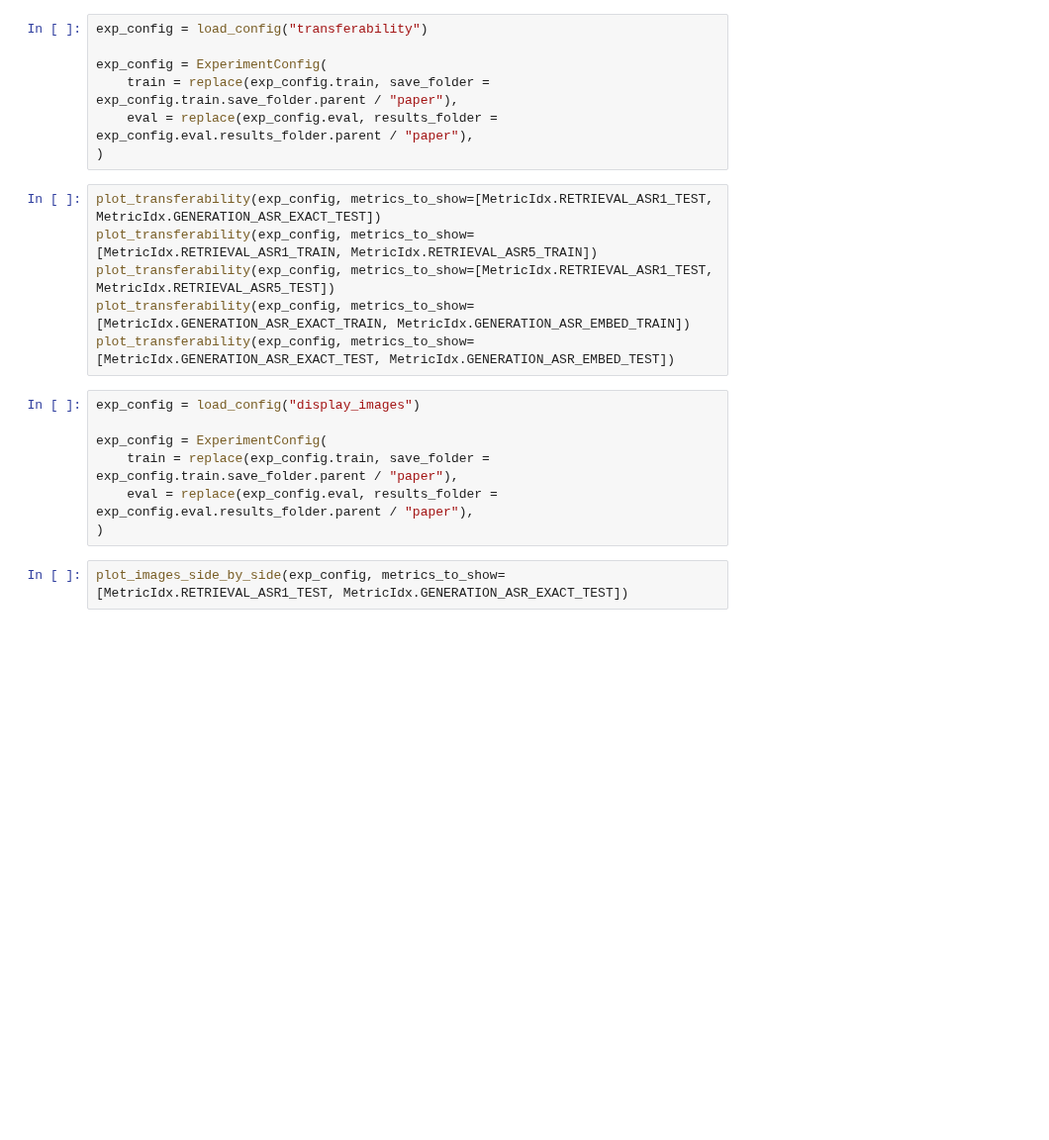
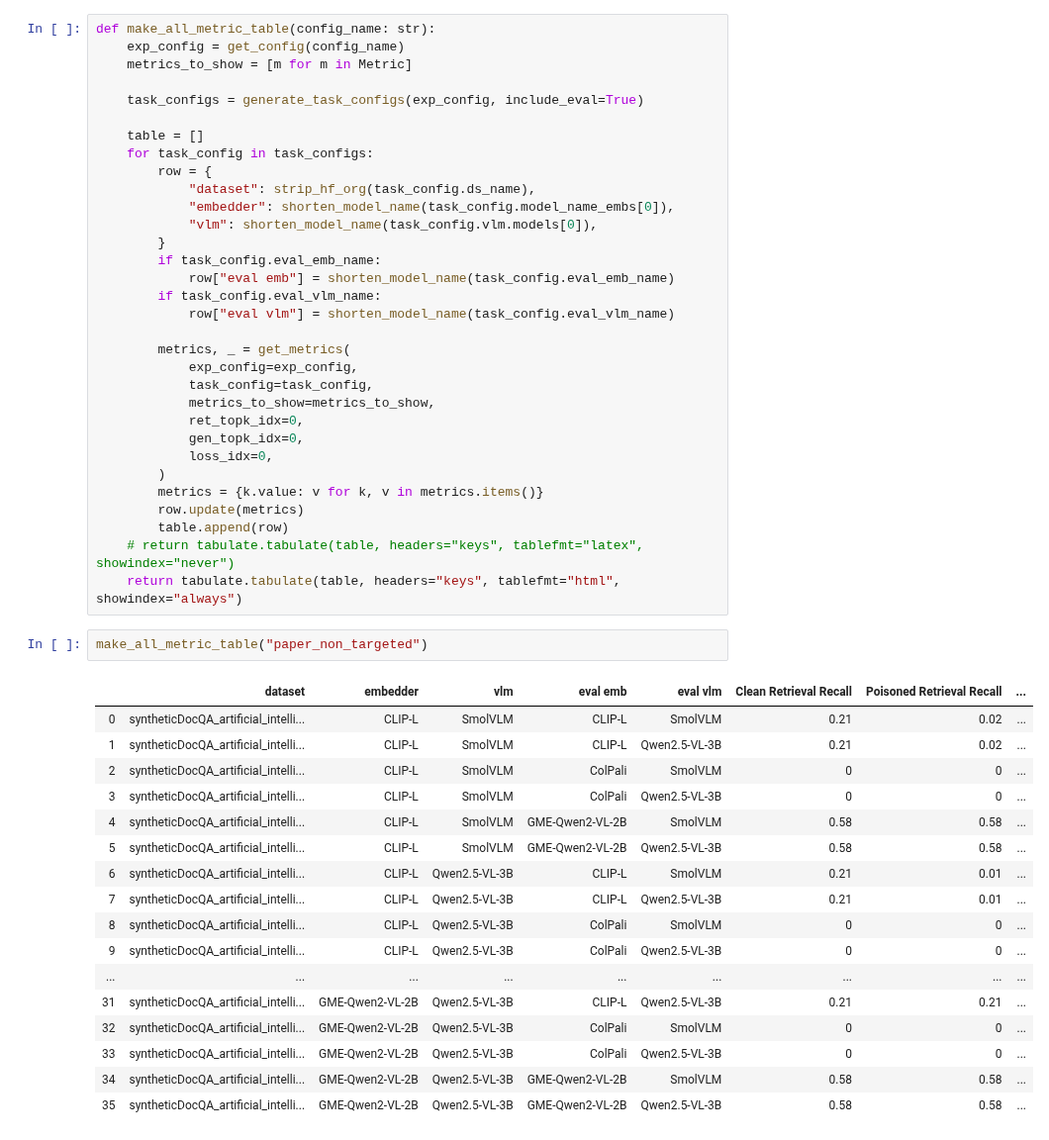
Before and after one commit to alan-turing-institute/mumoRAG-attacks, a Jupyter notebook: src/generate_plots.ipynb, the cells around one changed output. Shown at 99% size. Cells and saved outputs as stored; diff of their text form; blank space fills up the shorter version.

```diff
--- a/src/generate_plots.ipynb
+++ b/src/generate_plots.ipynb
@@ -71,22 +26,52 @@ for ds_idx in range(2):
-# %%
-exp_config = load_config("transferability")
-
-exp_config = ExperimentConfig(
-    train = replace(exp_config.train, save_folder = exp_config.train.save_folder.parent / "paper"),
-    eval = replace(exp_config.eval, results_folder = exp_config.eval.results_folder.parent / "paper"),
-)
-# %%
-plot_transferability(exp_config, metrics_to_show=[MetricIdx.RETRIEVAL_ASR1_TEST, MetricIdx.GENERATION_ASR_EXACT_TEST])
-plot_transferability(exp_config, metrics_to_show=[MetricIdx.RETRIEVAL_ASR1_TRAIN, MetricIdx.RETRIEVAL_ASR5_TRAIN])
-plot_transferability(exp_config, metrics_to_show=[MetricIdx.RETRIEVAL_ASR1_TEST, MetricIdx.RETRIEVAL_ASR5_TEST])
-plot_transferability(exp_config, metrics_to_show=[MetricIdx.GENERATION_ASR_EXACT_TRAIN, MetricIdx.GENERATION_ASR_EMBED_TRAIN])
-plot_transferability(exp_config, metrics_to_show=[MetricIdx.GENERATION_ASR_EXACT_TEST, MetricIdx.GENERATION_ASR_EMBED_TEST])
-# %%
-exp_config = load_config("display_images")
-
-exp_config = ExperimentConfig(
-    train = replace(exp_config.train, save_folder = exp_config.train.save_folder.parent / "paper"),
-    eval = replace(exp_config.eval, results_folder = exp_config.eval.results_folder.parent / "paper"),
-)
-# %%
-plot_images_side_by_side(exp_config, metrics_to_show=[MetricIdx.RETRIEVAL_ASR1_TEST, MetricIdx.GENERATION_ASR_EXACT_TEST])
+# %%
+def make_all_metric_table(config_name: str):
+    exp_config = get_config(config_name)
+    metrics_to_show = [m for m in Metric]
+
+    task_configs = generate_task_configs(exp_config, include_eval=True)
+
+    table = []
+    for task_config in task_configs:
+        row = {
+            "dataset": strip_hf_org(task_config.ds_name),
+            "embedder": shorten_model_name(task_config.model_name_embs[0]),
+            "vlm": shorten_model_name(task_config.vlm.models[0]),
+        }
+        if task_config.eval_emb_name:
+            row["eval emb"] = shorten_model_name(task_config.eval_emb_name)
+        if task_config.eval_vlm_name:
+            row["eval vlm"] = shorten_model_name(task_config.eval_vlm_name)
+
+        metrics, _ = get_metrics(
+            exp_config=exp_config,
+            task_config=task_config,
+            metrics_to_show=metrics_to_show,
+            ret_topk_idx=0,
+            gen_topk_idx=0,
+            loss_idx=0,
+        )
+        metrics = {k.value: v for k, v in metrics.items()}
+        row.update(metrics)
+        table.append(row)
+    # return tabulate.tabulate(table, headers="keys", tablefmt="latex", showindex="never")
+    return tabulate.tabulate(table, headers="keys", tablefmt="html", showindex="always")
+# %%
+make_all_metric_table("paper_non_targeted")
+# %% [output]
+|  | dataset | embedder | vlm | eval emb | eval vlm | Clean Retrieval Recall | Poisoned Retrieval Recall | ... |
+| 0 | syntheticDocQA_artificial_intelli... | CLIP-L | SmolVLM | CLIP-L | SmolVLM | 0.21 | 0.02 | ... |
+| 1 | syntheticDocQA_artificial_intelli... | CLIP-L | SmolVLM | CLIP-L | Qwen2.5-VL-3B | 0.21 | 0.02 | ... |
+| 2 | syntheticDocQA_artificial_intelli... | CLIP-L | SmolVLM | ColPali | SmolVLM | 0 | 0 | ... |
+| 3 | syntheticDocQA_artificial_intelli... | CLIP-L | SmolVLM | ColPali | Qwen2.5-VL-3B | 0 | 0 | ... |
+| 4 | syntheticDocQA_artificial_intelli... | CLIP-L | SmolVLM | GME-Qwen2-VL-2B | SmolVLM | 0.58 | 0.58 | ... |
+| 5 | syntheticDocQA_artificial_intelli... | CLIP-L | SmolVLM | GME-Qwen2-VL-2B | Qwen2.5-VL-3B | 0.58 | 0.58 | ... |
+| 6 | syntheticDocQA_artificial_intelli... | CLIP-L | Qwen2.5-VL-3B | CLIP-L | SmolVLM | 0.21 | 0.01 | ... |
+| 7 | syntheticDocQA_artificial_intelli... | CLIP-L | Qwen2.5-VL-3B | CLIP-L | Qwen2.5-VL-3B | 0.21 | 0.01 | ... |
+| 8 | syntheticDocQA_artificial_intelli... | CLIP-L | Qwen2.5-VL-3B | ColPali | SmolVLM | 0 | 0 | ... |
+| 9 | syntheticDocQA_artificial_intelli... | CLIP-L | Qwen2.5-VL-3B | ColPali | Qwen2.5-VL-3B | 0 | 0 | ... |
+| ... | ... | ... | ... | ... | ... | ... | ... | ... |
+| 31 | syntheticDocQA_artificial_intelli... | GME-Qwen2-VL-2B | Qwen2.5-VL-3B | CLIP-L | Qwen2.5-VL-3B | 0.21 | 0.21 | ... |
+| 32 | syntheticDocQA_artificial_intelli... | GME-Qwen2-VL-2B | Qwen2.5-VL-3B | ColPali | SmolVLM | 0 | 0 | ... |
+| 33 | syntheticDocQA_artificial_intelli... | GME-Qwen2-VL-2B | Qwen2.5-VL-3B | ColPali | Qwen2.5-VL-3B | 0 | 0 | ... |
+| 34 | syntheticDocQA_artificial_intelli... | GME-Qwen2-VL-2B | Qwen2.5-VL-3B | GME-Qwen2-VL-2B | SmolVLM | 0.58 | 0.58 | ... |
+| 35 | syntheticDocQA_artificial_intelli... | GME-Qwen2-VL-2B | Qwen2.5-VL-3B | GME-Qwen2-VL-2B | Qwen2.5-VL-3B | 0.58 | 0.58 | ... |
```
Also changed, not shown: parts of 12 cells of this notebook, 3 other files.
